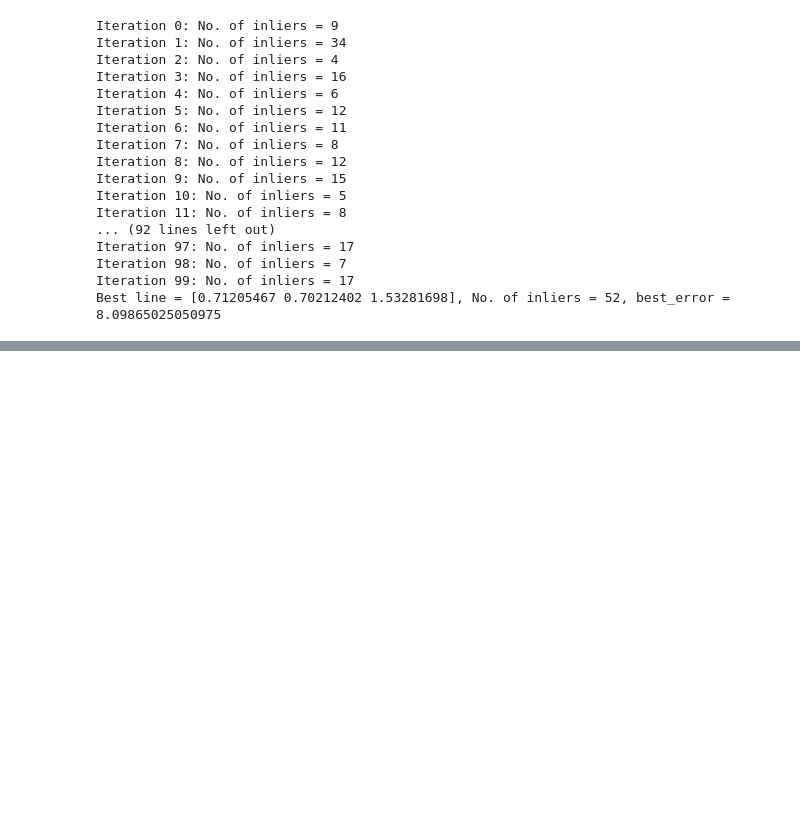
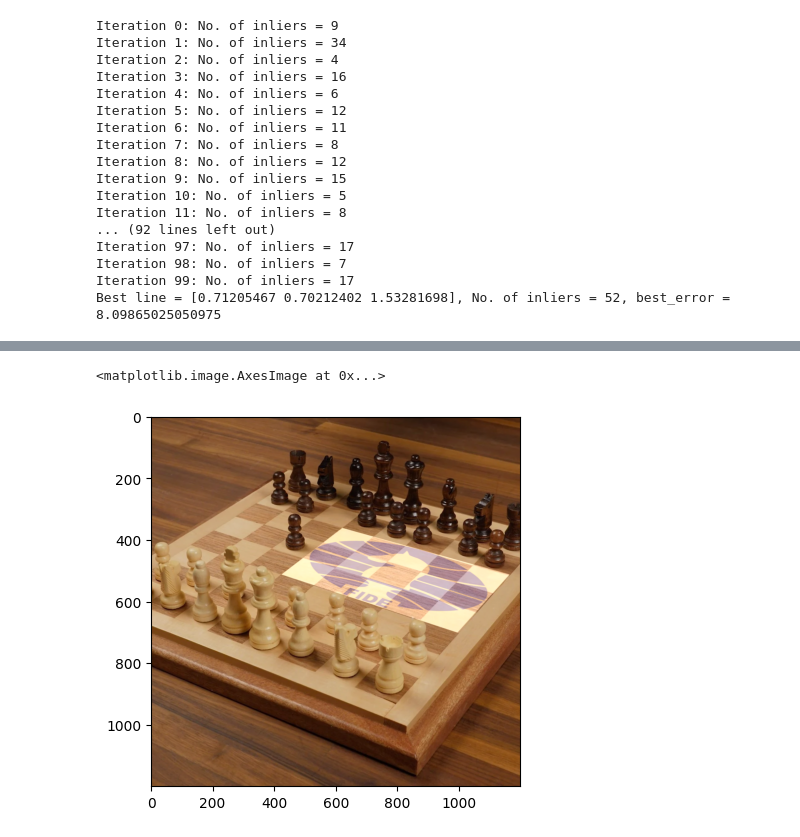
Before and after one commit to Anuki16/EN3160_assignment2, a Jupyter notebook: assignment2.ipynb, the cells around one changed output, grey strips where cells are left out. Saved outputs shown, nothing was run; the diff lists cells and outputs as text; code cells hidden in the pictures; blank space fills up the shorter version.

```diff
--- a/assignment2.ipynb
+++ b/assignment2.ipynb
@@ -421,0 +373,31 @@ plt.scatter(cx, cy, color = 'r')
+# %%
+def superimpose(image, logo, dst_points, beta = 0.3, alpha = 1):
+
+    y, x, _ = logo.shape
+    src_points = [(0, y), (x, y), (x, 0), (0, 0)]   # bl, br, tr, tl
+    src_points = np.array([np.array(p) for p in src_points])
+
+    if logo.shape[0] <= img3.shape[0]:
+        logo = np.pad(logo, ((0, img3.shape[0] - logo.shape[0]), (0, 0), (0, 0)), 'constant')
+
+    if logo.shape[1] <= img3.shape[1]:
+        logo = np.pad(logo, ((0, 0), (0, img3.shape[1] - logo.shape[1]), (0, 0)), 'constant')
+
+    tform = transform.estimate_transform('projective', src_points, dst_points)
+    tf_img = transform.warp(logo, tform.inverse)
+    tf_img = (tf_img * 255).astype(np.uint8)
+
+    if logo.shape[0] > img3.shape[0]:
+        tf_img = tf_img[:img3.shape[0]]
+
+    if logo.shape[1] > img3.shape[1]:
+        tf_img = tf_img[:, :img3.shape[1]]
+
+    dst = cv.addWeighted(img3, alpha, tf_img, beta, 0)
+    return dst
+# %%
+dst = superimpose(img3, logo, dst_points, 0.3, 0.9)
+plt.imshow(dst)
+# %% [output]
+<matplotlib.image.AxesImage at 0x...>
+[figure, added]
```
Also changed, not shown: parts of 30 cells of this notebook, 2 other files.
